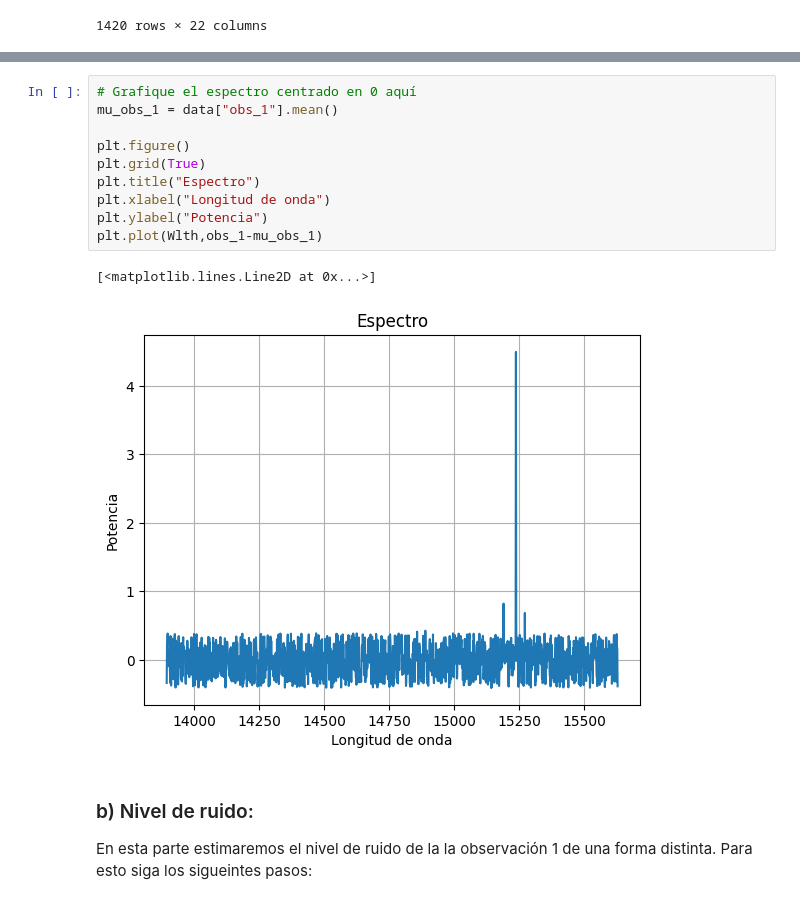
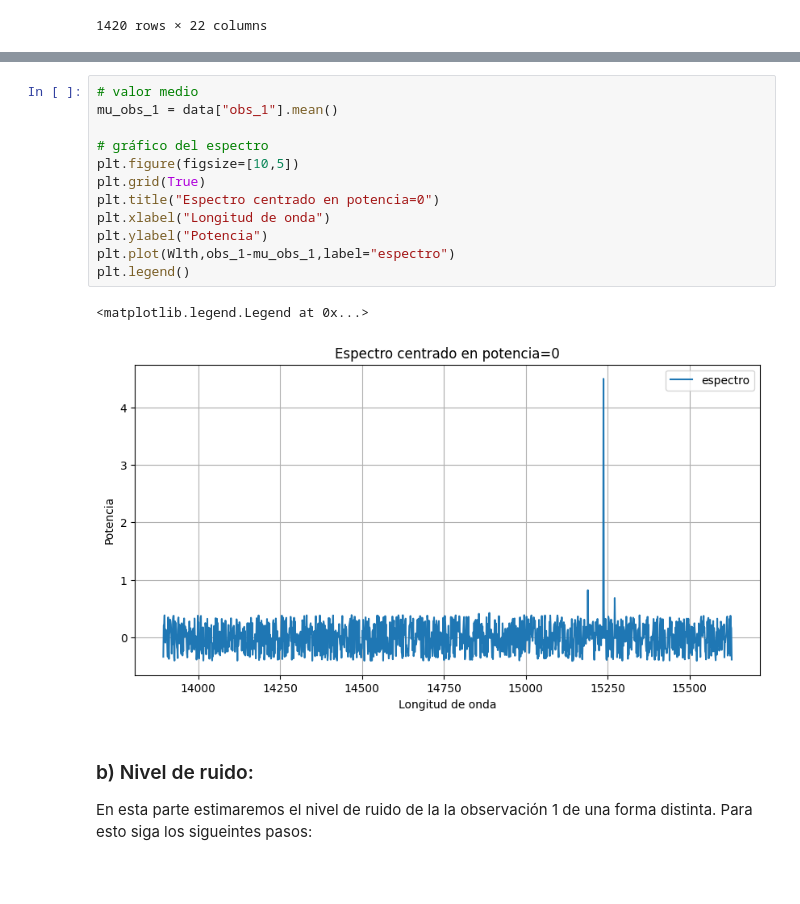
Before and after one commit to aliwen-figueroa/Tarea-2-aliwen-figueroa-, a Jupyter notebook: Tarea2.ipynb, the cells around one changed output, grey strips where cells are left out. Saved outputs shown, nothing was run; the diff lists cells and outputs as text; blank space fills up the shorter version.

```diff
--- a/Tarea2.ipynb
+++ b/Tarea2.ipynb
@@ -239,16 +260,18 @@ Notará que los valores del eje y están centrados alrededor de 1. Centre la obs
 # %%
-# Grafique el espectro centrado en 0 aquí
+# valor medio
 mu_obs_1 = data["obs_1"].mean()
 
-plt.figure()
+# gráfico del espectro
+plt.figure(figsize=[10,5])
 plt.grid(True)
-plt.title("Espectro")
+plt.title("Espectro centrado en potencia=0")
 plt.xlabel("Longitud de onda")
 plt.ylabel("Potencia")
-plt.plot(Wlth,obs_1-mu_obs_1)
+plt.plot(Wlth,obs_1-mu_obs_1,label="espectro")
+plt.legend()
 # %% [output]
-[<matplotlib.lines.Line2D at 0x...>]
+<matplotlib.legend.Legend at 0x...>
-[figure, old version]
+[figure, new version]
 # %% [markdown]
 ### b) Nivel de ruido:
 
```
Also changed, not shown: parts of 16 cells of this notebook.
